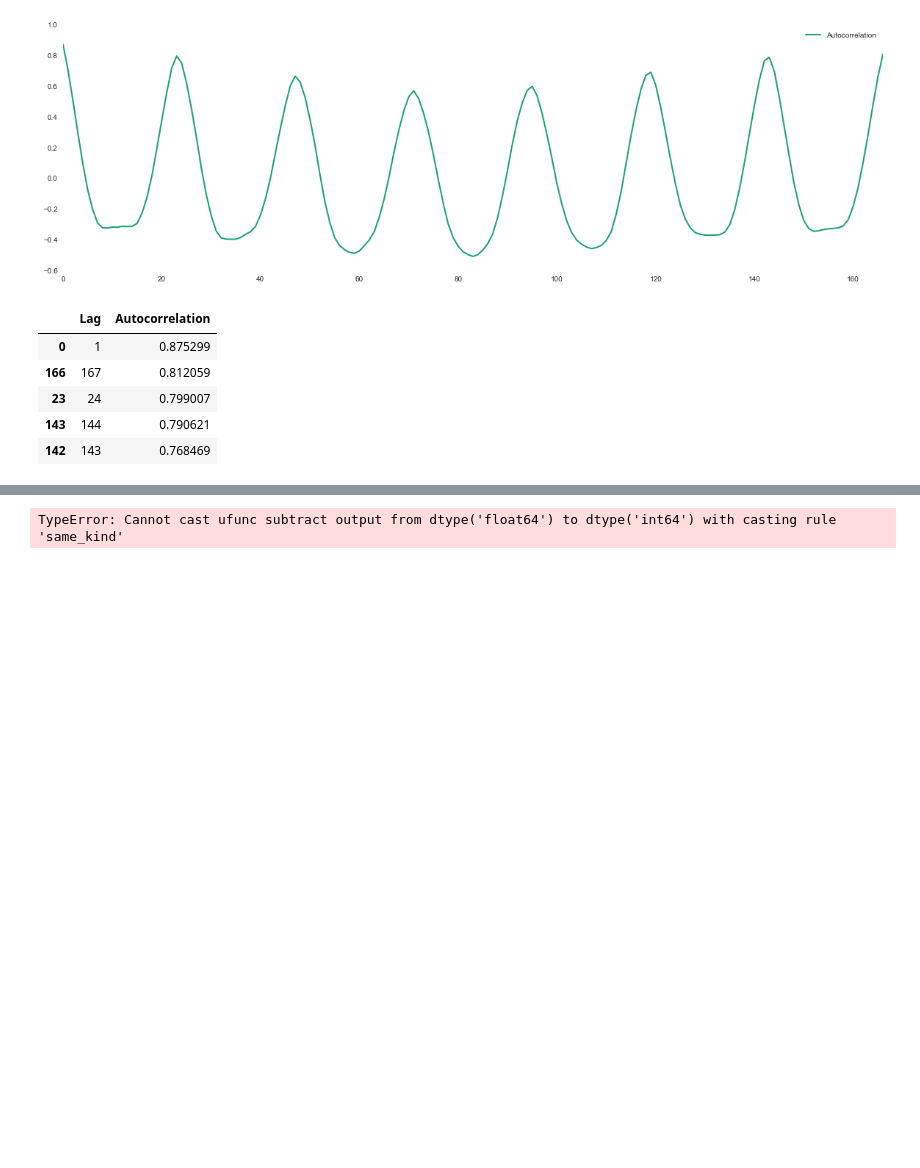
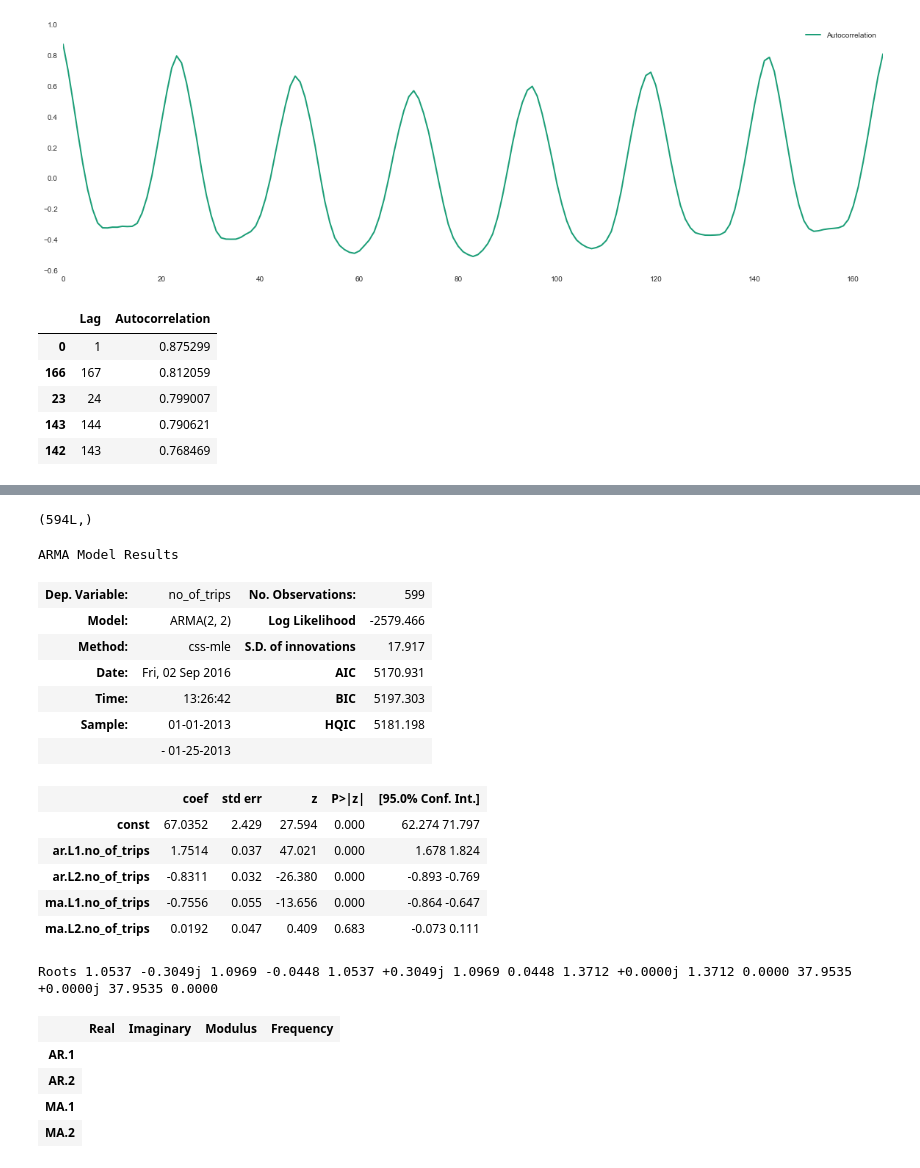
Before and after one commit to abasu1007/nyc_taxi_data, a Jupyter notebook: NYC_Taxis_time-series.ipynb, the cells around one changed output, grey strips where cells are left out. Saved outputs shown, nothing was run; the diff lists cells and outputs as text; code cells hidden in the pictures; blank space fills up the shorter version.

Commit message:
time series analysis

```diff
--- a/NYC_Taxis_time-series.ipynb
+++ b/NYC_Taxis_time-series.ipynb
@@ -221,5 +232,8 @@ corr_list_df.sort(columns = 'Autocorrelation', ascending = False).head()
 # %%
 n = len(timeseries_midtown['no_of_trips'])
 
-train = timeseries_midtown['no_of_trips'][:int(.75*n)]
-test = timeseries_midtown['no_of_trips'][int(.75*n):]
+# train = timeseries_midtown['no_of_trips'][:int(.8*n)]
+train = timeseries_midtown['no_of_trips'].head(599)
+# test = timeseries_midtown['no_of_trips'][int(.8*n):]
+train = train.apply(float)
+# test = test.apply(float)
@@ -226,13 +260,37 @@ test = timeseries_midtown['no_of_trips'][int(.75*n):]
+# %%
+train.shape
+# %% [output]
+(594L,)
 # %%
-model = sm.tsa.ARIMA(train, order=(1,1,1)).fit()
+model = sm.tsa.ARIMA(train, order=(2, 0, 2)).fit()
 
 predictions = model.predict(
-    '2013-01-27 15:00:00',
-    '2013-01-29 08:00:00',
+    '2013-01-24 17:00:00',
+    '2013-01-25 18:00:00',
     dynamic=True,
 )
 
-print("Mean absolute error: ", mean_absolute_error(test, predictions))
+# print("Mean absolute error: ", mean_absolute_error(test, predictions))
+
 model.summary()
 # %% [output]
-TypeError: Cannot cast ufunc subtract output from dtype('float64') to dtype('int64') with casting rule 'same_kind'
+ARMA Model Results
+| Dep. Variable: | no_of_trips | No. Observations: | 599 |
+| Model: | ARMA(2, 2) | Log Likelihood | -2579.466 |
+| Method: | css-mle | S.D. of innovations | 17.917 |
+| Date: | Fri, 02 Sep 2016 | AIC | 5170.931 |
+| Time: | 13:26:42 | BIC | 5197.303 |
+| Sample: | 01-01-2013 | HQIC | 5181.198 |
+|  | - 01-25-2013 |  |  |
+|  | coef | std err | z | P>|z| | [95.0% Conf. Int.] |
+| const | 67.0352 | 2.429 | 27.594 | 0.000 | 62.274 71.797 |
+| ar.L1.no_of_trips | 1.7514 | 0.037 | 47.021 | 0.000 | 1.678 1.824 |
+| ar.L2.no_of_trips | -0.8311 | 0.032 | -26.380 | 0.000 | -0.893 -0.769 |
+| ma.L1.no_of_trips | -0.7556 | 0.055 | -13.656 | 0.000 | -0.864 -0.647 |
+| ma.L2.no_of_trips | 0.0192 | 0.047 | 0.409 | 0.683 | -0.073 0.111 |
+Roots 1.0537 -0.3049j 1.0969 -0.0448 1.0537 +0.3049j 1.0969 0.0448 1.3712 +0.0000j 1.3712 0.0000 37.9535 +0.0000j 37.9535 0.0000
+|  | Real | Imaginary | Modulus | Frequency |
+| AR.1 |
+| AR.2 |
+| MA.1 |
+| MA.2 |
```
Also changed, not shown: parts of 4 cells of this notebook.
